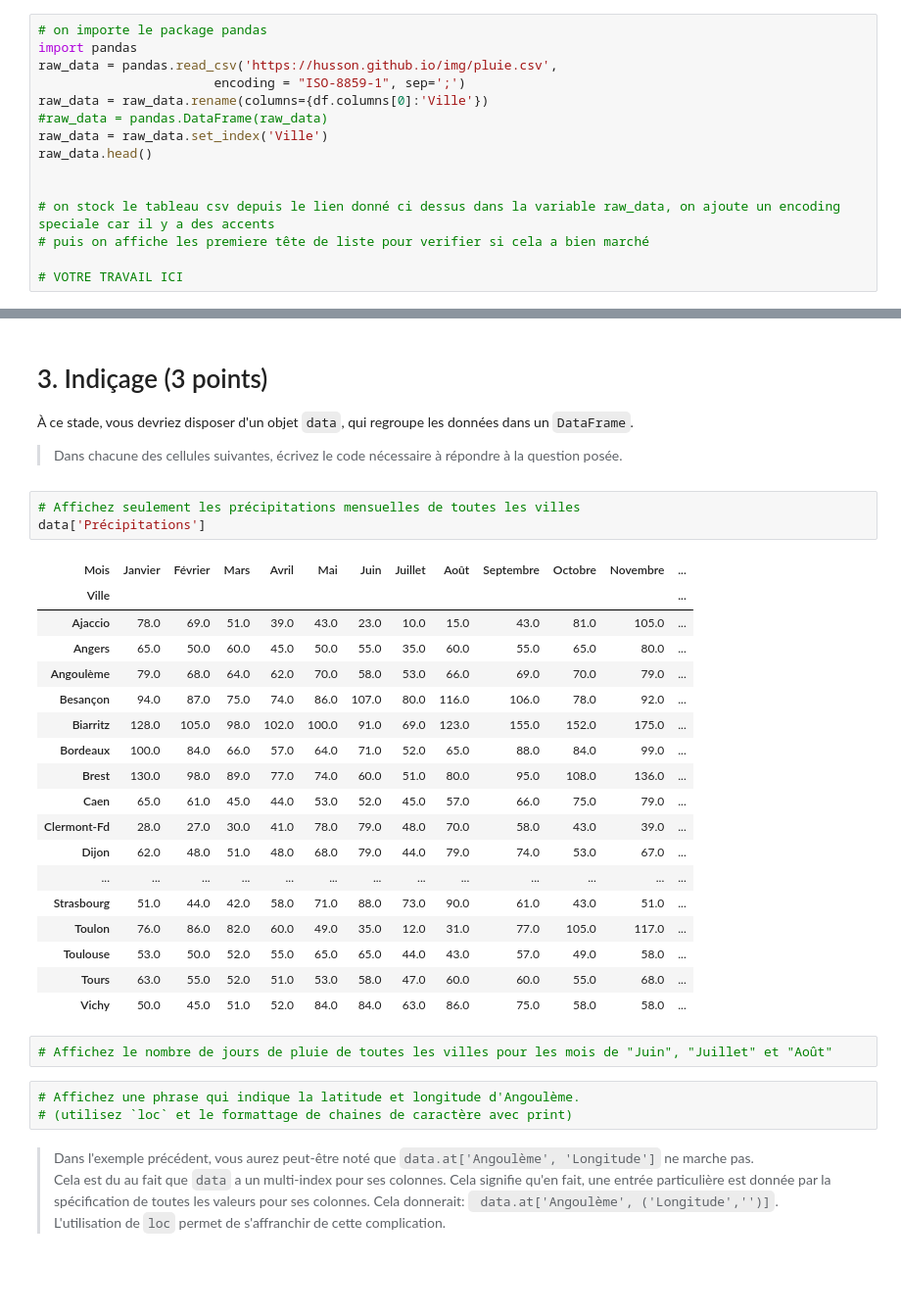
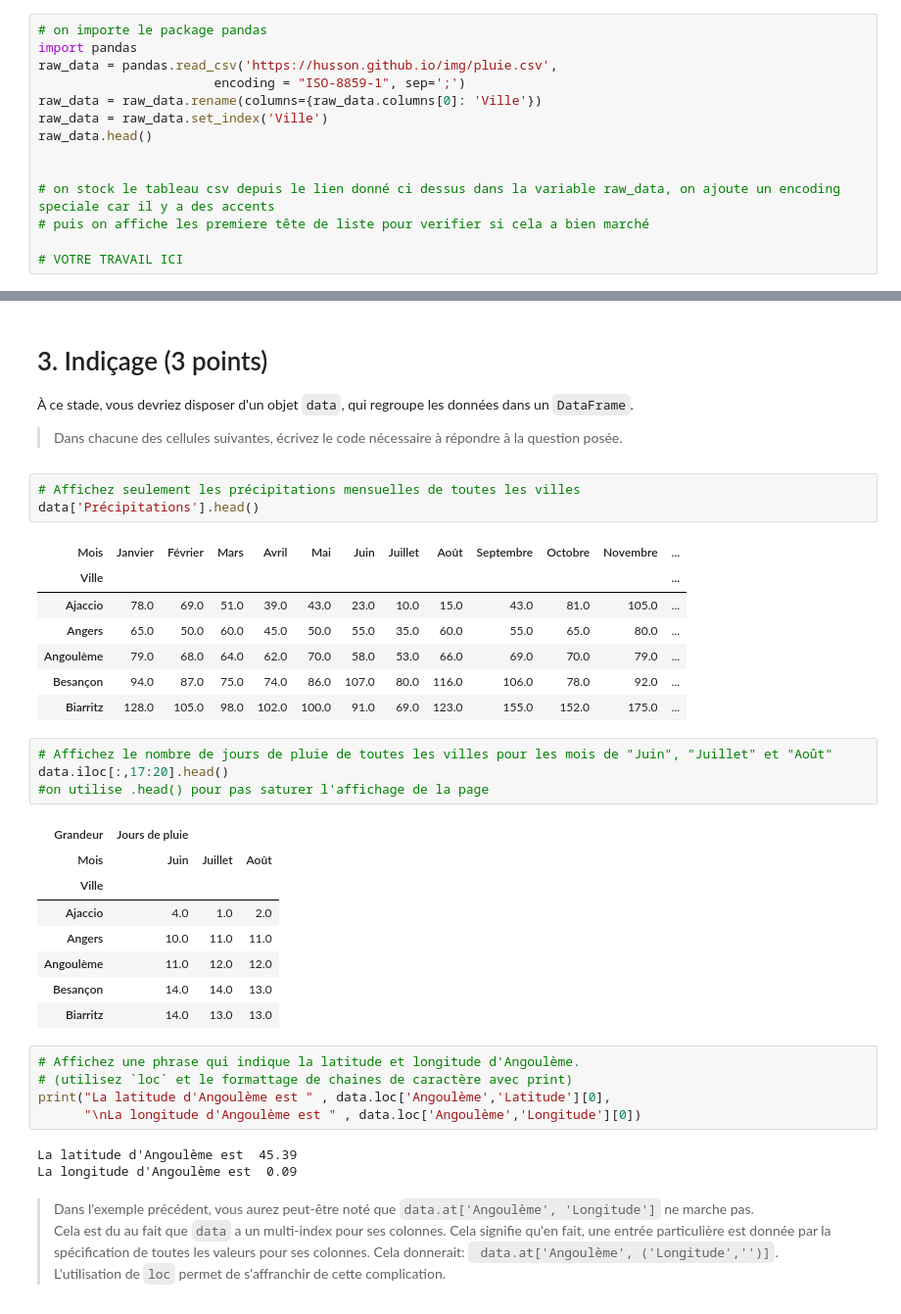
Before and after one commit to campusplage/compte-rendus-mullier_alberjaoui, a Jupyter notebook: TP1_pandas.ipynb, the cells around one changed output, grey strips where cells are left out. Shown at 98% size. Drawn from its saved outputs; the diff is of its cells as text; blank space fills up the shorter version.

```diff
--- a/TP1_pandas.ipynb
+++ b/TP1_pandas.ipynb
@@ -57,8 +57,7 @@ https://husson.github.io/img/pluie.csv
 import pandas
 raw_data = pandas.read_csv('https://husson.github.io/img/pluie.csv',
                        encoding = "ISO-8859-1", sep=';')
-raw_data = raw_data.rename(columns={df.columns[0]:'Ville'})
-#raw_data = pandas.DataFrame(raw_data)
+raw_data = raw_data.rename(columns={raw_data.columns[0]: 'Ville'})
 raw_data = raw_data.set_index('Ville')
 raw_data.head()
 
@@ -134,31 +133,36 @@ Comme vous le constatez, `pandas` est en fait encore plus puissant que ce que je
 > Dans chacune des cellules suivantes, écrivez le code nécessaire à répondre à la question posée.
 # %%
 # Affichez seulement les précipitations mensuelles de toutes les villes
-data['Précipitations']
+data['Précipitations'].head()
 # %% [output]
 | Mois | Janvier | Février | Mars | Avril | Mai | Juin | Juillet | Août | Septembre | Octobre | Novembre | ... |
 | Ville |  |  |  |  |  |  |  |  |  |  |  | ... |
 | Ajaccio | 78.0 | 69.0 | 51.0 | 39.0 | 43.0 | 23.0 | 10.0 | 15.0 | 43.0 | 81.0 | 105.0 | ... |
 | Angers | 65.0 | 50.0 | 60.0 | 45.0 | 50.0 | 55.0 | 35.0 | 60.0 | 55.0 | 65.0 | 80.0 | ... |
 | Angoulème | 79.0 | 68.0 | 64.0 | 62.0 | 70.0 | 58.0 | 53.0 | 66.0 | 69.0 | 70.0 | 79.0 | ... |
 | Besançon | 94.0 | 87.0 | 75.0 | 74.0 | 86.0 | 107.0 | 80.0 | 116.0 | 106.0 | 78.0 | 92.0 | ... |
 | Biarritz | 128.0 | 105.0 | 98.0 | 102.0 | 100.0 | 91.0 | 69.0 | 123.0 | 155.0 | 152.0 | 175.0 | ... |
-| Bordeaux | 100.0 | 84.0 | 66.0 | 57.0 | 64.0 | 71.0 | 52.0 | 65.0 | 88.0 | 84.0 | 99.0 | ... |
-| Brest | 130.0 | 98.0 | 89.0 | 77.0 | 74.0 | 60.0 | 51.0 | 80.0 | 95.0 | 108.0 | 136.0 | ... |
-| Caen | 65.0 | 61.0 | 45.0 | 44.0 | 53.0 | 52.0 | 45.0 | 57.0 | 66.0 | 75.0 | 79.0 | ... |
-| Clermont-Fd | 28.0 | 27.0 | 30.0 | 41.0 | 78.0 | 79.0 | 48.0 | 70.0 | 58.0 | 43.0 | 39.0 | ... |
-| Dijon | 62.0 | 48.0 | 51.0 | 48.0 | 68.0 | 79.0 | 44.0 | 79.0 | 74.0 | 53.0 | 67.0 | ... |
-| ... | ... | ... | ... | ... | ... | ... | ... | ... | ... | ... | ... | ... |
-| Strasbourg | 51.0 | 44.0 | 42.0 | 58.0 | 71.0 | 88.0 | 73.0 | 90.0 | 61.0 | 43.0 | 51.0 | ... |
-| Toulon | 76.0 | 86.0 | 82.0 | 60.0 | 49.0 | 35.0 | 12.0 | 31.0 | 77.0 | 105.0 | 117.0 | ... |
-| Toulouse | 53.0 | 50.0 | 52.0 | 55.0 | 65.0 | 65.0 | 44.0 | 43.0 | 57.0 | 49.0 | 58.0 | ... |
-| Tours | 63.0 | 55.0 | 52.0 | 51.0 | 53.0 | 58.0 | 47.0 | 60.0 | 60.0 | 55.0 | 68.0 | ... |
-| Vichy | 50.0 | 45.0 | 51.0 | 52.0 | 84.0 | 84.0 | 63.0 | 86.0 | 75.0 | 58.0 | 58.0 | ... |
 # %%
 # Affichez le nombre de jours de pluie de toutes les villes pour les mois de "Juin", "Juillet" et "Août"
+data.iloc[:,17:20].head()
+#on utilise .head() pour pas saturer l'affichage de la page
+# %% [output]
+| Grandeur | Jours de pluie |  |  |
+| Mois | Juin | Juillet | Août |
+| Ville |  |  |  |
+| Ajaccio | 4.0 | 1.0 | 2.0 |
+| Angers | 10.0 | 11.0 | 11.0 |
+| Angoulème | 11.0 | 12.0 | 12.0 |
+| Besançon | 14.0 | 14.0 | 13.0 |
+| Biarritz | 14.0 | 13.0 | 13.0 |
 # %%
 # Affichez une phrase qui indique la latitude et longitude d'Angoulème.
 # (utilisez `loc` et le formattage de chaines de caractère avec print)
+print("La latitude d'Angoulème est " , data.loc['Angoulème','Latitude'][0],
+      "\nLa longitude d'Angoulème est " , data.loc['Angoulème','Longitude'][0])
+# %% [output]
+La latitude d'Angoulème est  45.39
+La longitude d'Angoulème est  0.09
 # %% [markdown]
 > Dans l'exemple précédent, vous aurez peut-être noté que `data.at['Angoulème', 'Longitude']` ne marche pas.
 Cela est du au fait que `data` a un multi-index pour ses colonnes. Cela signifie qu'en fait, une entrée particulière est donnée par la spécification de toutes les valeurs pour ses colonnes. Cela donnerait:
```
Also changed, not shown: parts of 4 cells of this notebook.
